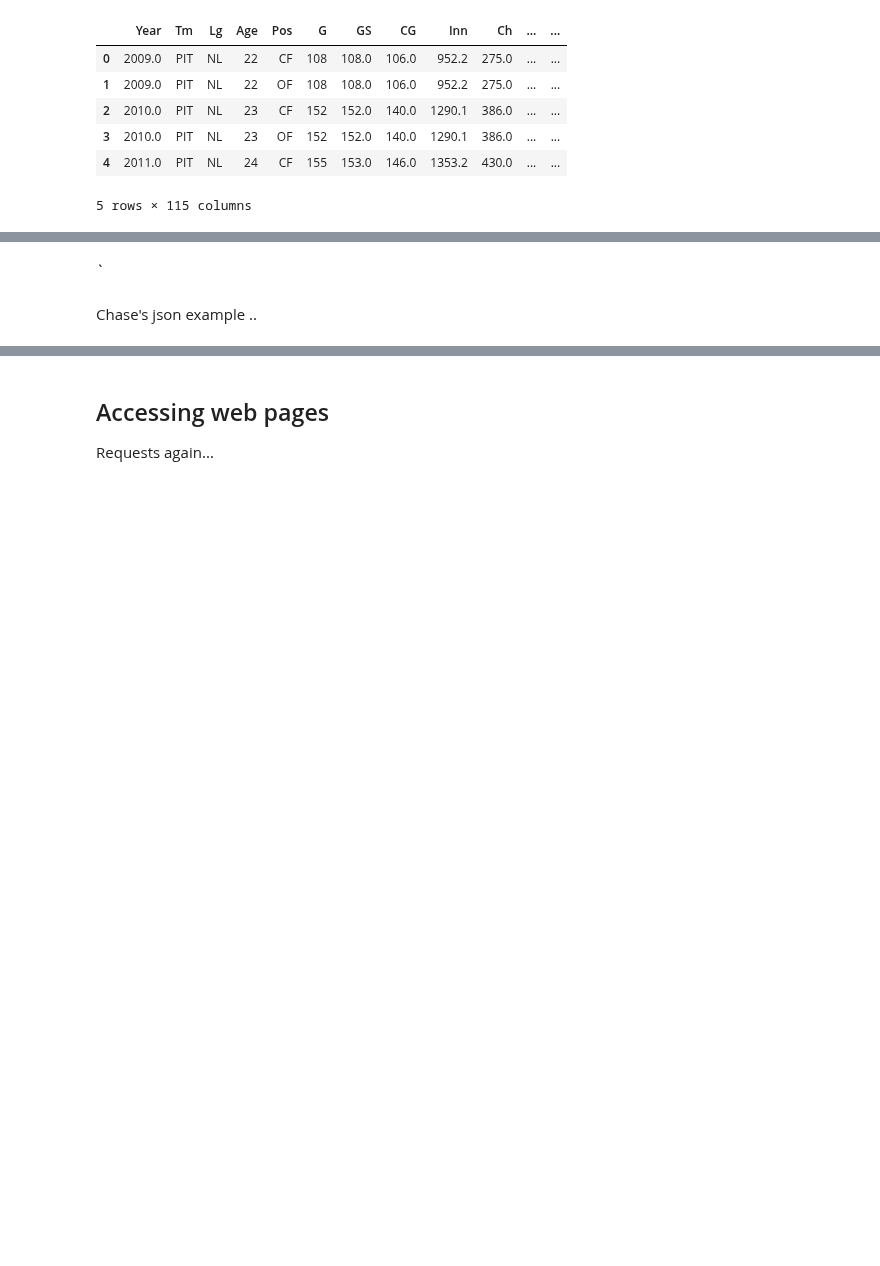
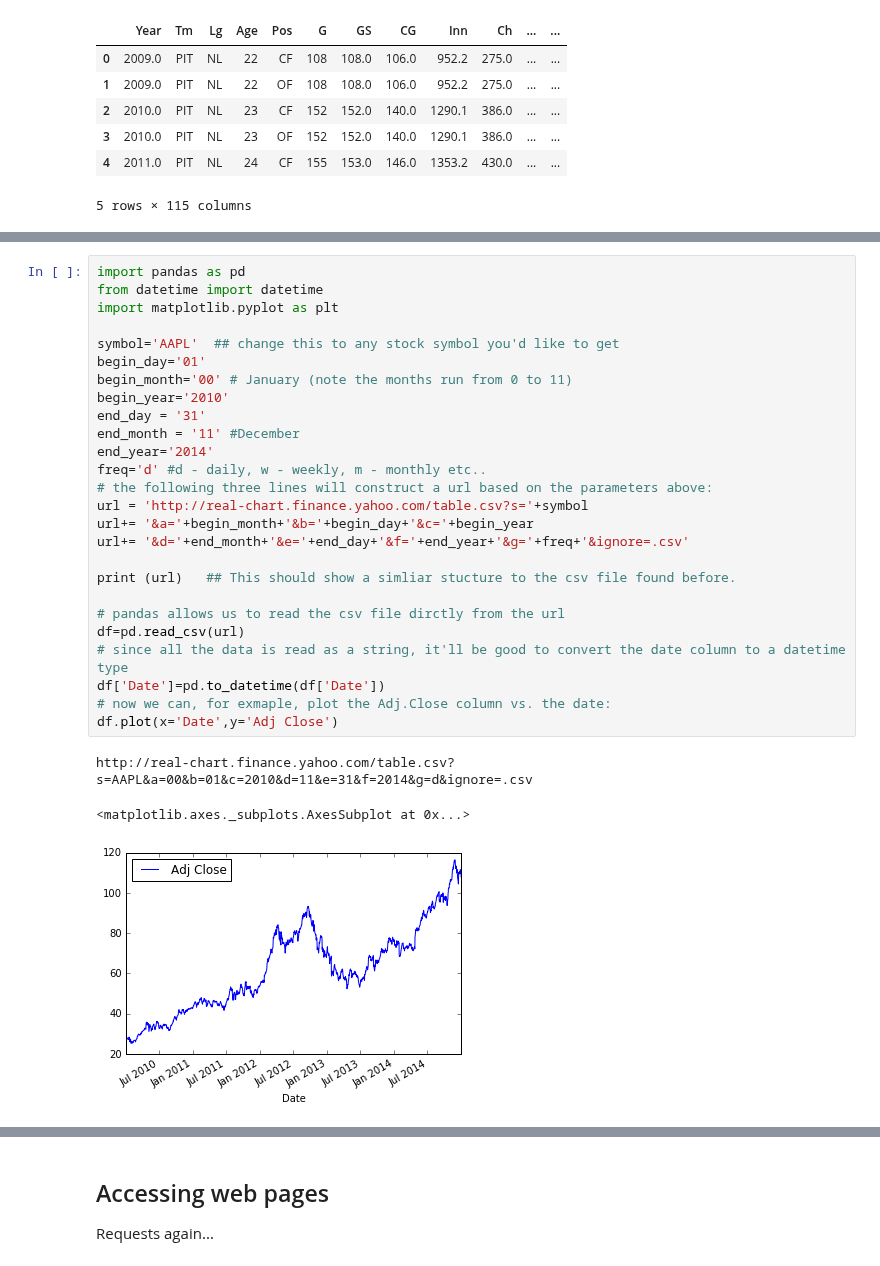
Before and after one commit to DaveBackus/Data_Bootcamp, a Jupyter notebook: Code/IPython/bootcamp_links-scraping.ipynb, the cells around one changed output, grey strips where cells are left out. Cells and saved outputs as stored; diff of their text form; blank space fills up the shorter version.

```diff
--- a/Code/IPython/bootcamp_links-scraping.ipynb
+++ b/Code/IPython/bootcamp_links-scraping.ipynb
@@ -125,4 +114,30 @@ df.plot(x='Date',y='Adj Close')
-# %% [markdown]
-`
-# %% [markdown]
-Chase's json example ..
+# %%
+import pandas as pd
+from datetime import datetime
+import matplotlib.pyplot as plt
+
+symbol='AAPL'  ## change this to any stock symbol you'd like to get
+begin_day='01'
+begin_month='00' # January (note the months run from 0 to 11)
+begin_year='2010'
+end_day = '31'
+end_month = '11' #December
+end_year='2014'
+freq='d' #d - daily, w - weekly, m - monthly etc..
+# the following three lines will construct a url based on the parameters above:
+url = 'http://real-chart.finance.yahoo.com/table.csv?s='+symbol
+url+= '&a='+begin_month+'&b='+begin_day+'&c='+begin_year
+url+= '&d='+end_month+'&e='+end_day+'&f='+end_year+'&g='+freq+'&ignore=.csv'
+
+print (url)   ## This should show a simliar stucture to the csv file found before.
+
+# pandas allows us to read the csv file dirctly from the url
+df=pd.read_csv(url)
+# since all the data is read as a string, it'll be good to convert the date column to a datetime type
+df['Date']=pd.to_datetime(df['Date'])
+# now we can, for exmaple, plot the Adj.Close column vs. the date:
+df.plot(x='Date',y='Adj Close')
+# %% [output]
+http://real-chart.finance.yahoo.com/table.csv?s=AAPL&a=00&b=01&c=2010&d=11&e=31&f=2014&g=d&ignore=.csv
+<matplotlib.axes._subplots.AxesSubplot at 0x...>
+[figure, added]
```
Also changed, not shown: parts of 15 cells of this notebook.
